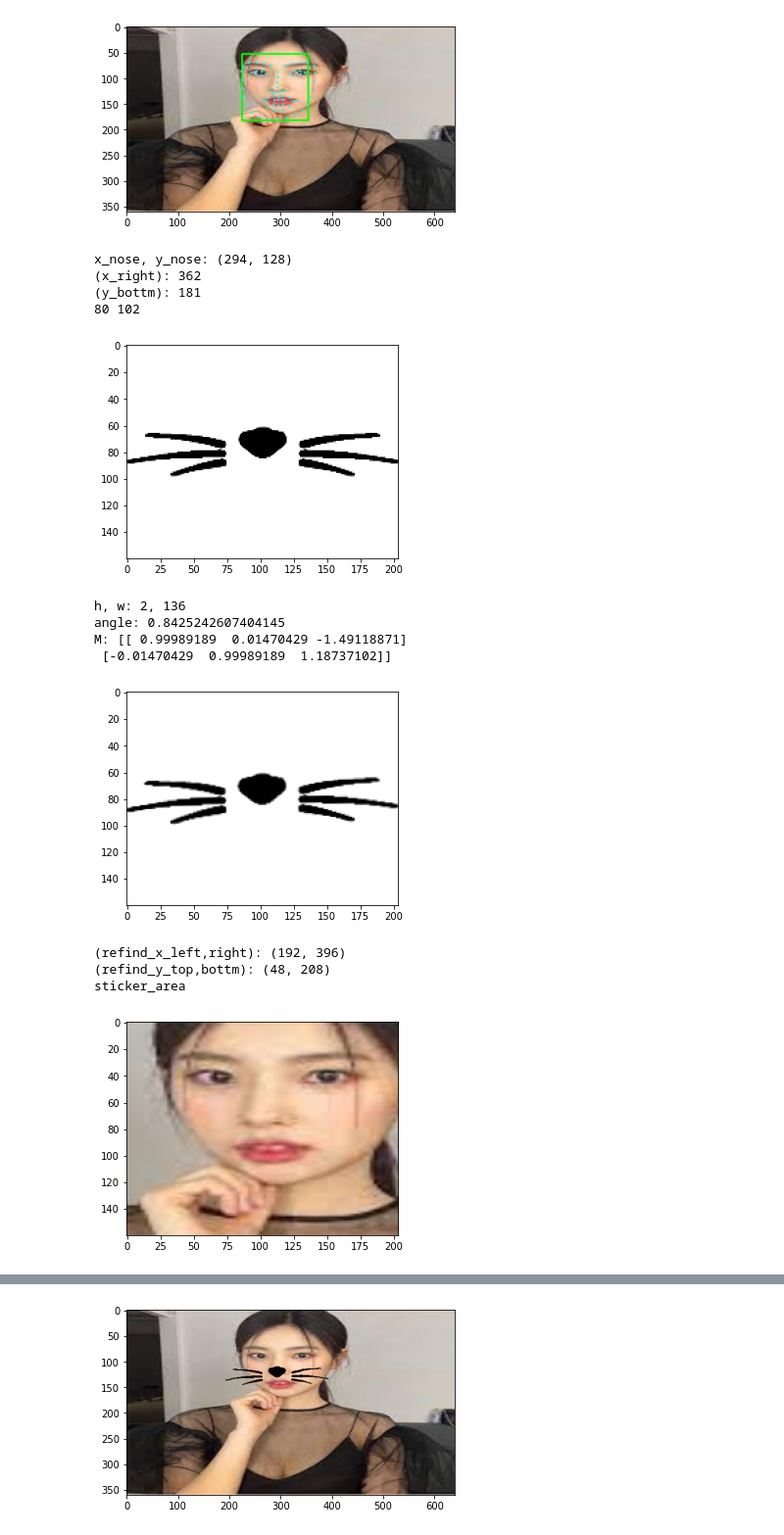
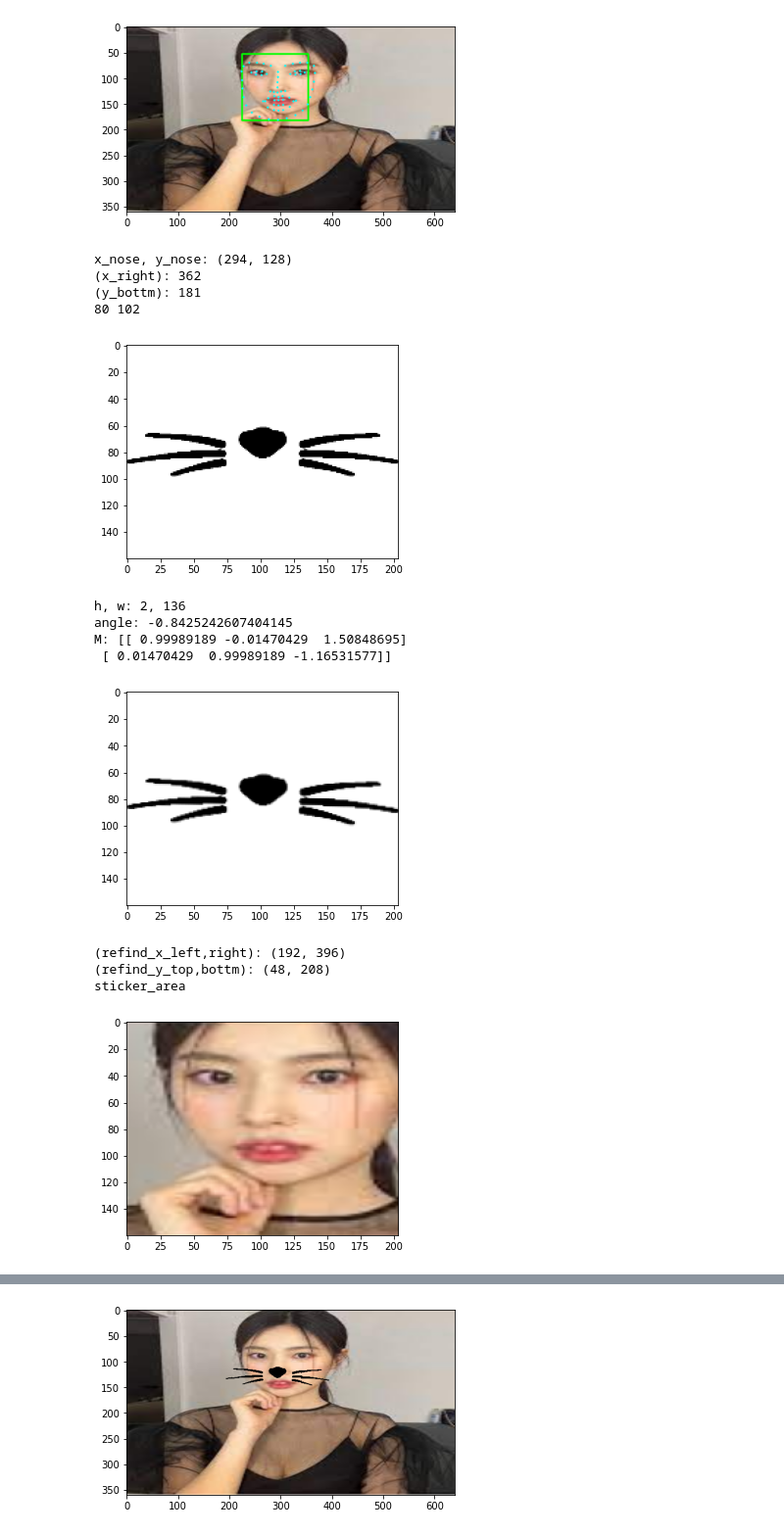
Before and after one commit to tunastorm/aiffel_lms, a Jupyter notebook: camera_sticker/[E-03]Cat_Whiskers_ycw.ipynb, the cells around one changed output, grey strips where cells are left out. Shown at 98% size. Drawn from its saved outputs; the diff is of its cells as text; code cells hidden in the pictures.

```diff
--- a/camera_sticker/[E-03]Cat_Whiskers_ycw.ipynb
+++ b/camera_sticker/[E-03]Cat_Whiskers_ycw.ipynb
@@ -289,39 +289,38 @@ h =  y_right_eye - y_left_eye
 w =  x_right_eye - x_left_eye
 print(f'h, w: {h}, {w}')
 angle = math.atan(h/w)/math.pi*180
-if angle < 0:
-    angle = -angle
+angle = -angle
 print(f'angle: {angle}')
 M = cv2.getRotationMatrix2D((img_sticker.shape[0]/2,img_sticker.shape[1]/2), angle, 1.0)
 print(f'M: {M}')
 rot_sticker = cv2.warpAffine(img_sticker, M,(img_sticker.shape[1], img_sticker.shape[0]), borderValue=(255,255,255))
 plt.imshow(rot_sticker)
 plt.show()
 
 # sticker_area 설정: y,x순
 refind_y_top = y_nose - half_y
 refind_y_bottom = refind_y_top + img_sticker.shape[0]
 refind_x_left = x_nose - half_x
 refind_x_right = refind_x_left + img_sticker.shape[1]
 print(f'(refind_x_left,right): {refind_x_left, refind_x_right }')
 print(f'(refind_y_top,bottm): {refind_y_top, refind_y_bottom}')
 
 # img_rgb에서 sticker가 붙을 영역 지정하기
 sticker_area_hyem = img_rgb_hyem[refind_y_top:refind_y_bottom, refind_x_left:refind_x_right]
 print('sticker_area')
 plt.imshow(sticker_area_hyem)
 plt.show()
 # %% [output]
 x_nose, y_nose: (294, 128)
 (x_right): 362
 (y_bottm): 181
 80 102
 [figure]
 h, w: 2, 136
-angle: 0.8425242607404145
-M: [[ 0.99989189  0.01470429 -1.49118871]
- [-0.01470429  0.99989189  1.18737102]]
+angle: -0.8425242607404145
+M: [[ 0.99989189 -0.01470429  1.50848695]
+ [ 0.01470429  0.99989189 -1.16531577]]
-[figure, old version]
+[figure, new version]
 (refind_x_left,right): (192, 396)
 (refind_y_top,bottm): (48, 208)
 sticker_area
```
Also changed, not shown: parts of 2 cells of this notebook.
